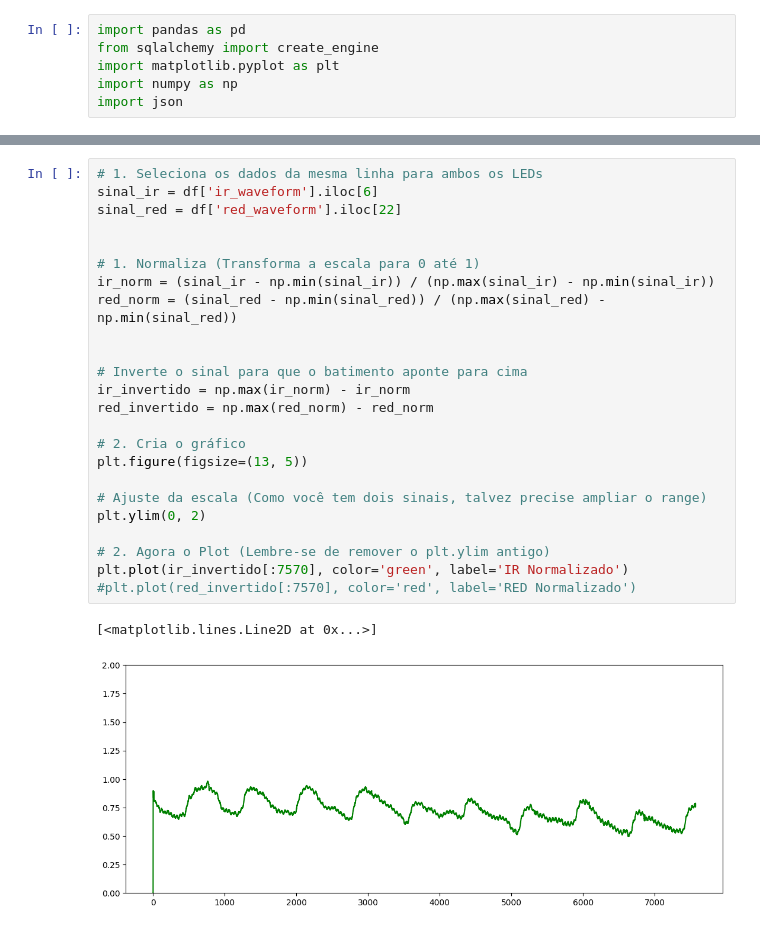
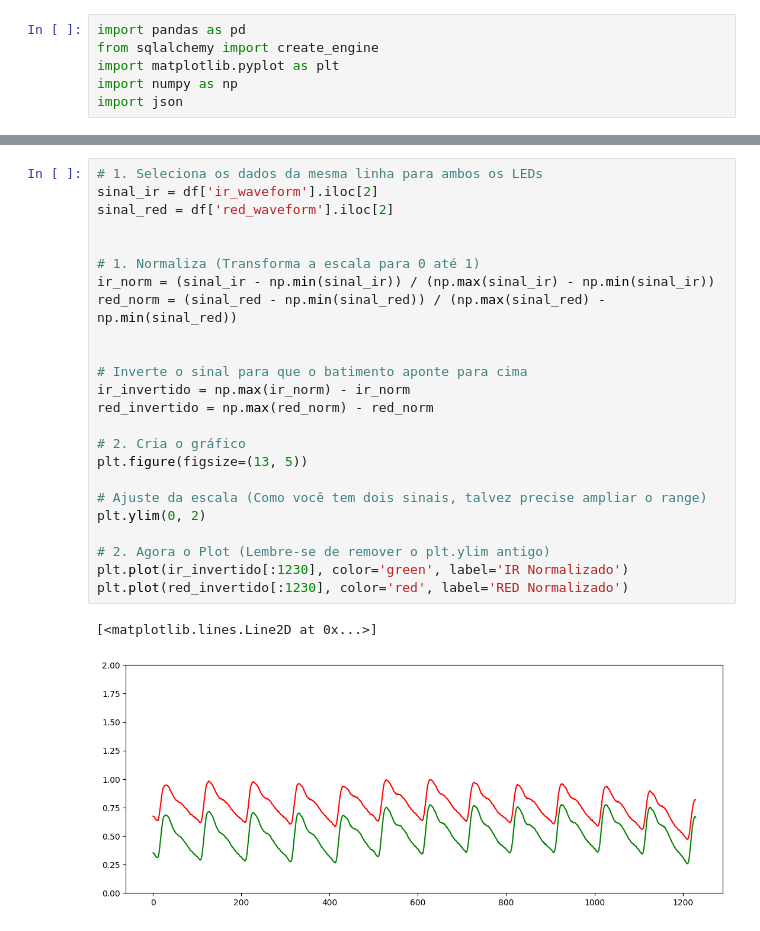
Before and after one commit to douglasfreitas-data/pulse-analytics, a Jupyter notebook: analytics/tratamento.ipynb, the cells around one changed output, grey strips where cells are left out. Cells and saved outputs as stored; diff of their text form.

```diff
--- a/analytics/tratamento.ipynb
+++ b/analytics/tratamento.ipynb
@@ -95,28 +82,28 @@ print(df.ir_waveform)
 Name: ir_waveform, dtype: object
 # %%
 # 1. Seleciona os dados da mesma linha para ambos os LEDs
-sinal_ir = df['ir_waveform'].iloc[6]
-sinal_red = df['red_waveform'].iloc[22]
+sinal_ir = df['ir_waveform'].iloc[2]
+sinal_red = df['red_waveform'].iloc[2]
 
 
 # 1. Normaliza (Transforma a escala para 0 até 1)
 ir_norm = (sinal_ir - np.min(sinal_ir)) / (np.max(sinal_ir) - np.min(sinal_ir))
 red_norm = (sinal_red - np.min(sinal_red)) / (np.max(sinal_red) - np.min(sinal_red))
 
 
 # Inverte o sinal para que o batimento aponte para cima
 ir_invertido = np.max(ir_norm) - ir_norm
 red_invertido = np.max(red_norm) - red_norm
 
 # 2. Cria o gráfico
 plt.figure(figsize=(13, 5))
 
 # Ajuste da escala (Como você tem dois sinais, talvez precise ampliar o range)
 plt.ylim(0, 2)
 
 # 2. Agora o Plot (Lembre-se de remover o plt.ylim antigo)
-plt.plot(ir_invertido[:7570], color='green', label='IR Normalizado')
-#plt.plot(red_invertido[:7570], color='red', label='RED Normalizado')
+plt.plot(ir_invertido[:1230], color='green', label='IR Normalizado')
+plt.plot(red_invertido[:1230], color='red', label='RED Normalizado')
 # %% [output]
 [<matplotlib.lines.Line2D at 0x...>]
-[figure, old version]
+[figure, new version]
```
Also changed, not shown: parts of 2 cells of this notebook, 6 other files.
